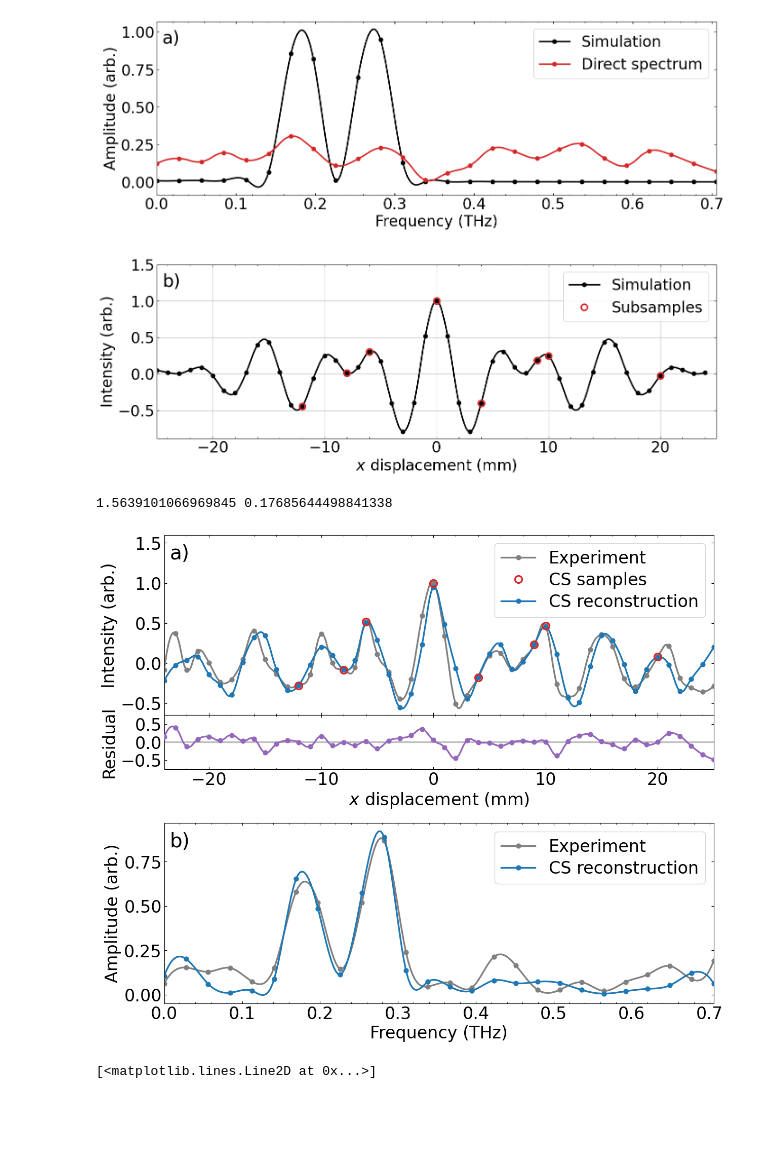
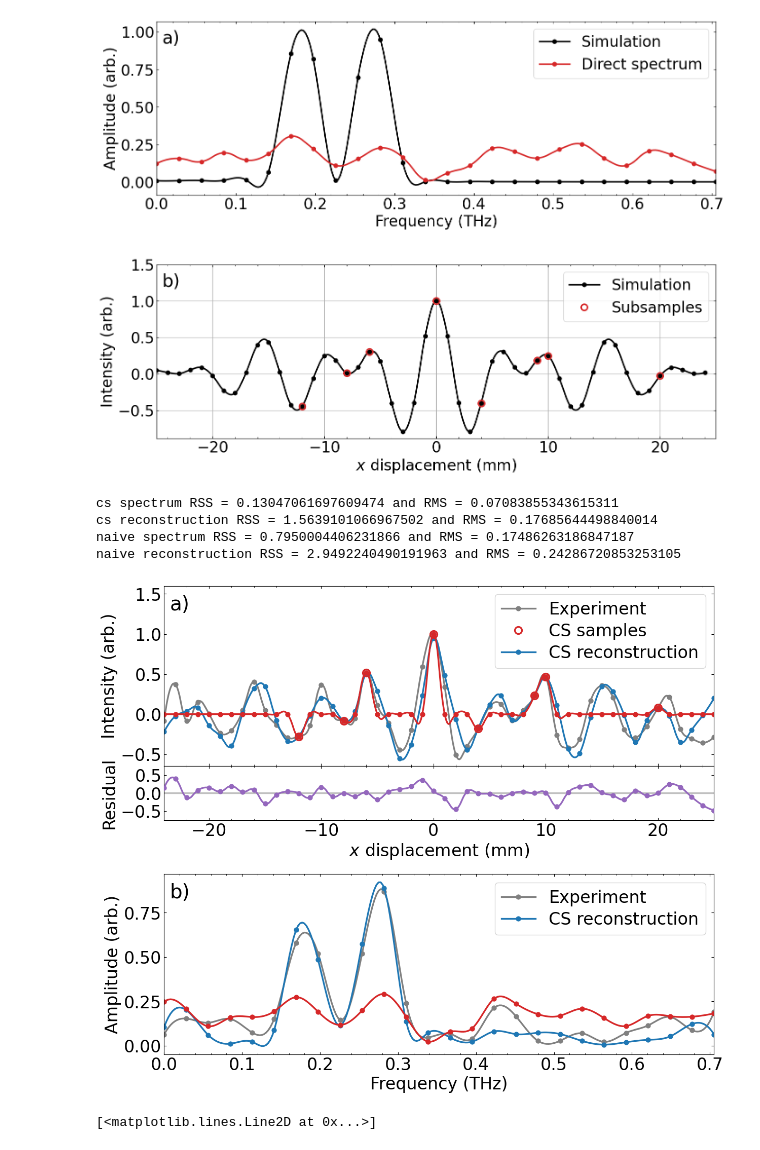
Before and after one commit to Jammi-Dodgers/THz-Compressed-Sensing, a Jupyter notebook: experimental_results_with_CS.ipynb, the cells around one changed output. Cells and saved outputs as stored; diff of their text form; code cells hidden in the pictures; blank space fills up the shorter version.

```diff
--- a/experimental_results_with_CS.ipynb
+++ b/experimental_results_with_CS.ipynb
@@ -199,6 +199,10 @@ fig.savefig("./graphs/optimisation_result_b.png", bbox_inches= "tight")
 plt.show()
 # %% [output]
 [figure]
+# %%
+L2_solution = np.full_like(experiment, 0.0)
+L2_solution[exp_sensors] = experiment[exp_sensors]
+L2_solution_spectrum = np.abs(np.fft.rfft(L2_solution, norm= "ortho")) # Ignore all known sampling theory and attempt to find a spectrum using only the subsamples. This is equivalent to a convolution with the sampling mask and also equivalent to using CS with the L2 norm instead of L1.
 # %%
 fig, axs = plt.subplots(4, 1, figsize= (14, 12), height_ratios= [5,1.5,1.5,5],gridspec_kw={"hspace": 0.0})
 
@@ -207,6 +211,9 @@ axs[0].plot(cs.interpolate(exp_displacement), cs.interpolate(experiment), color=
 
 axs[0].plot(exp_displacement, cs_result, color= "tab:blue", marker= ".", linestyle= "none")
 axs[0].plot(cs.interpolate(exp_displacement), cs.interpolate(cs_result), color= "tab:blue")
+
+axs[0].plot(exp_displacement, L2_solution, color= "tab:red", marker= ".", linestyle= "none")
+axs[0].plot(cs.interpolate(exp_displacement), cs.interpolate(L2_solution), color= "tab:red")
 
 #axs[0].plot(sim_displacement, simulation, color= "k", marker= ".", linestyle= "none")
 #axs[0].plot(cs.interpolate(sim_displacement), cs.interpolate(simulation), color= "k")
@@ -222,42 +229,63 @@ legend_elements = [mpllines.Line2D([0], [0], color= "grey", marker= ".", label=
 axs[0].legend(handles=legend_elements, loc= "upper right", labelspacing= 0.3)
 
 
+residuals = np.abs(exp_spectrum) -np.abs(cs_spectrum)
+RSS = np.sum(residuals**2)
+RMS = np.sqrt(np.mean(residuals**2))
+print(f"cs spectrum RSS = {RSS} and RMS = {RMS}")
 
 residuals = experiment -cs_result
 RSS = np.sum(residuals**2)
 RMS = np.sqrt(np.mean(residuals**2))
-print(RSS, RMS)
+print(f"cs reconstruction RSS = {RSS} and RMS = {RMS}")
+
 
 axs[1].sharex(axs[0])
 axs[1].plot(exp_displacement, residuals, color= "tab:purple", marker= ".", linestyle= "none", zorder= 3)
 axs[1].plot(cs.interpolate(exp_displacement), cs.interpolate(residuals), color= "tab:purple", zorder= 3)
 axs[1].hlines(0, 0, 1, color= "silver", transform= axs[1].get_yaxis_transform(), zorder= 2.5)
 
 axs[1].set(ylim= (-0.75, 0.75), xlabel= r"$x$ displacement (mm)", ylabel= "Residual")
-
 
 
 axs[2].set_axis_off()
 
 axs[3].plot(freqs, np.abs(exp_spectrum), color= "gray", linestyle= "none", marker= ".")
 axs[3].plot(cs.interpolate(freqs), cs.interpolate(np.abs(exp_spectrum), method= "cubic"), color= "gray")
 
 axs[3].plot(freqs, np.abs(cs_spectrum), color= "tab:blue", linestyle= "none", marker= ".")
 axs[3].plot(cs.interpolate(freqs), cs.interpolate(np.abs(cs_spectrum), method= "cubic"), color= "tab:blue")
 
+axs[3].plot(freqs, np.abs(L2_solution_spectrum), color= "tab:red", linestyle= "none", marker= ".")
+axs[3].plot(cs.interpolate(freqs), cs.interpolate(np.abs(L2_solution_spectrum), method= "cubic"), color= "tab:red")
+
 axs[3].set(xlabel= "Frequency (THz)", ylabel= "Amplitude (arb.)", xlim= (freqs.min(), freqs.max()))
 axs[3].annotate("b)", (0.01,0.95), xycoords= 'axes fraction', ha= "left", va= "top", fontsize= 28)
 #axs[3].vlines([0.182, 0.273], 0, 1, color= "k", transform= axs[3].get_xaxis_transform())
 
 legend_elements = [mpllines.Line2D([0], [0], color= "grey", marker= ".", label= "Experiment"),
                    mpllines.Line2D([0], [0], color= "tab:blue", marker= ".", label= "CS reconstruction")]
 axs[3].legend(handles=legend_elements, loc= "upper right", labelspacing= 0.3)
 
-fig.savefig("./graphs/experimental_result_CS_with_residuals.png", bbox_inches= "tight")
+
+residuals = np.abs(exp_spectrum) -np.abs(L2_solution_spectrum)
+RSS = np.sum(residuals**2)
+RMS = np.sqrt(np.mean(residuals**2))
+print(f"naive spectrum RSS = {RSS} and RMS = {RMS}")
+
+residuals = experiment -L2_solution
+RSS = np.sum(residuals**2)
+RMS = np.sqrt(np.mean(residuals**2))
+print(f"naive reconstruction RSS = {RSS} and RMS = {RMS}")
+
+#fig.savefig("./graphs/experimental_result_CS_with_residuals.png", bbox_inches= "tight")
 plt.show()
 # %% [output]
-1.5639101066969845 0.17685644498841338
+cs spectrum RSS = 0.13047061697609474 and RMS = 0.07083855343615311
+cs reconstruction RSS = 1.5639101066967502 and RMS = 0.17685644498840014
+naive spectrum RSS = 0.7950004406231866 and RMS = 0.17486263186847187
+naive reconstruction RSS = 2.9492240490191963 and RMS = 0.24286720853253105
-[figure, old version]
+[figure, new version]
 # %%
 samples = np.full_like(simulation, 0.0)
 samples[sim_sensors] = 1.0
```
Also changed, not shown: parts of 3 cells of this notebook, 8 other files.
